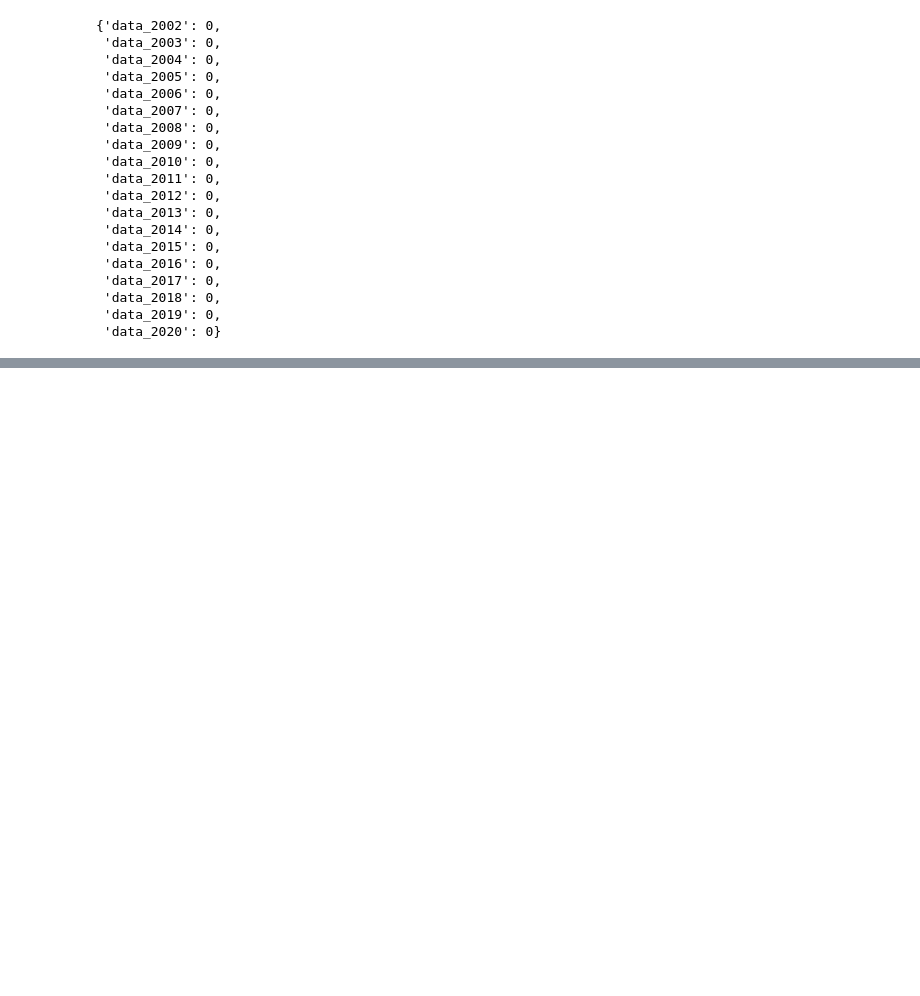
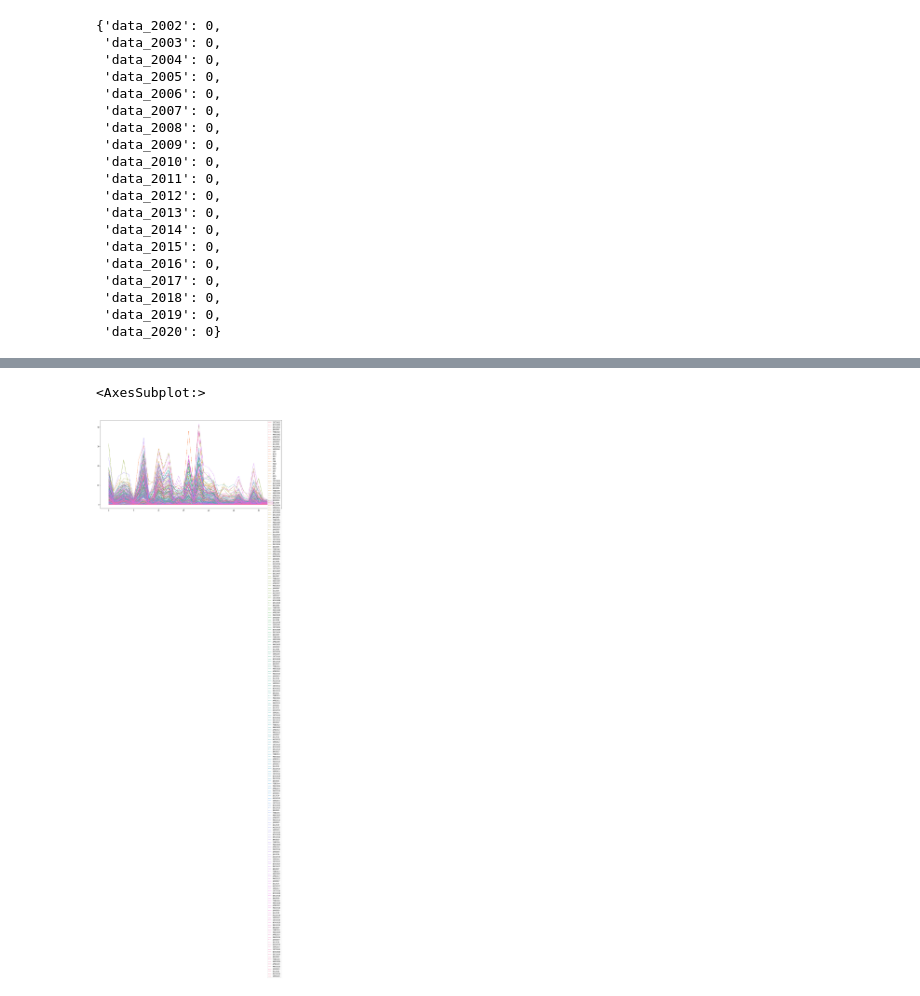
Before and after one commit to jnghlim/precipitation-project, a Jupyter notebook: precipitation-vis.ipynb, the cells around one changed output, grey strips where cells are left out. Drawn from its saved outputs; the diff is of its cells as text; code cells hidden in the pictures; blank space fills up the shorter version.

```diff
--- a/precipitation-vis.ipynb
+++ b/precipitation-vis.ipynb
@@ -79,0 +84,13 @@ na_values_holder
+# %%
+init_df = data_holder.get('data_2002').iloc[:,:14]
+temp = init_df
+temp.columns = ['ID', 'LOCATION', 'OCT2002', 'NOV2002', 'DEC2002', 'JAN2002', 'FEB2002', 'MAR2002', 'APR2002', 'MAY2002', 'JUN2002', 'JUL2002', 'AUG2002', 'SEP2002']
+
+year = 2002
+for df in data_holder:
+    if df == 'data_2002':
+        continue
+    else:
+        temp = temp.merge(data_holder.get(df).iloc[:,:14], how='inner', on=['ID',"LOCATION"], suffixes=(None, f'{year+1}'))
+        year += 1
+temp.head()
@@ -79,0 +125,6 @@ na_values_holder
+# %%
+plt.figure(figsize=(20,10))
+sns.lineplot(data=temp)
+# %% [output]
+<AxesSubplot:>
+[figure, added]
```
Also changed, not shown: parts of 10 cells of this notebook.
